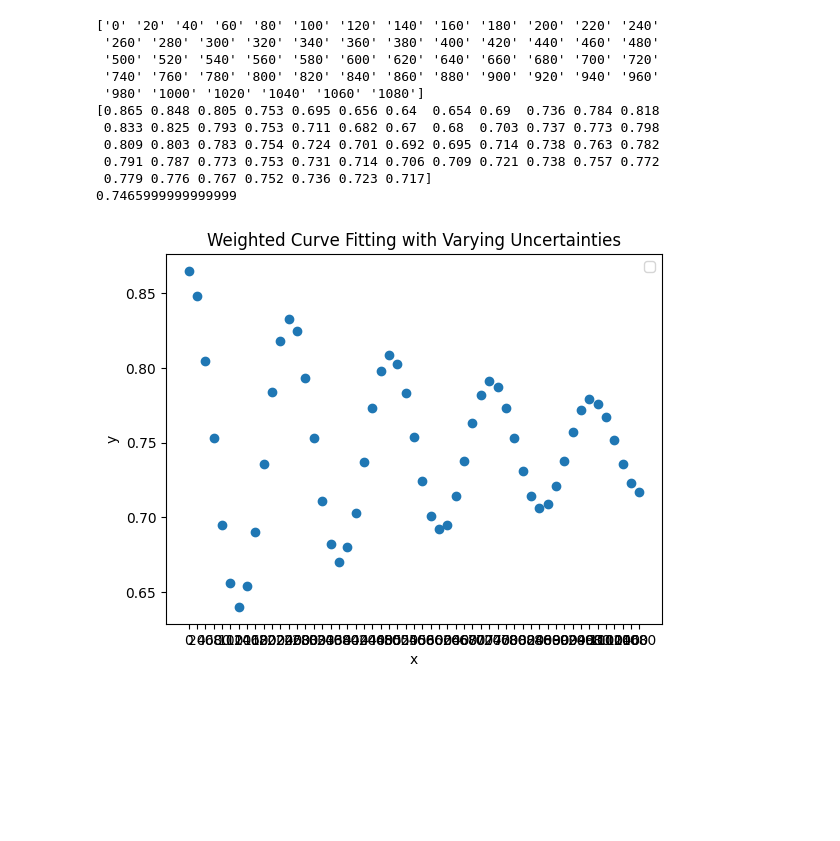
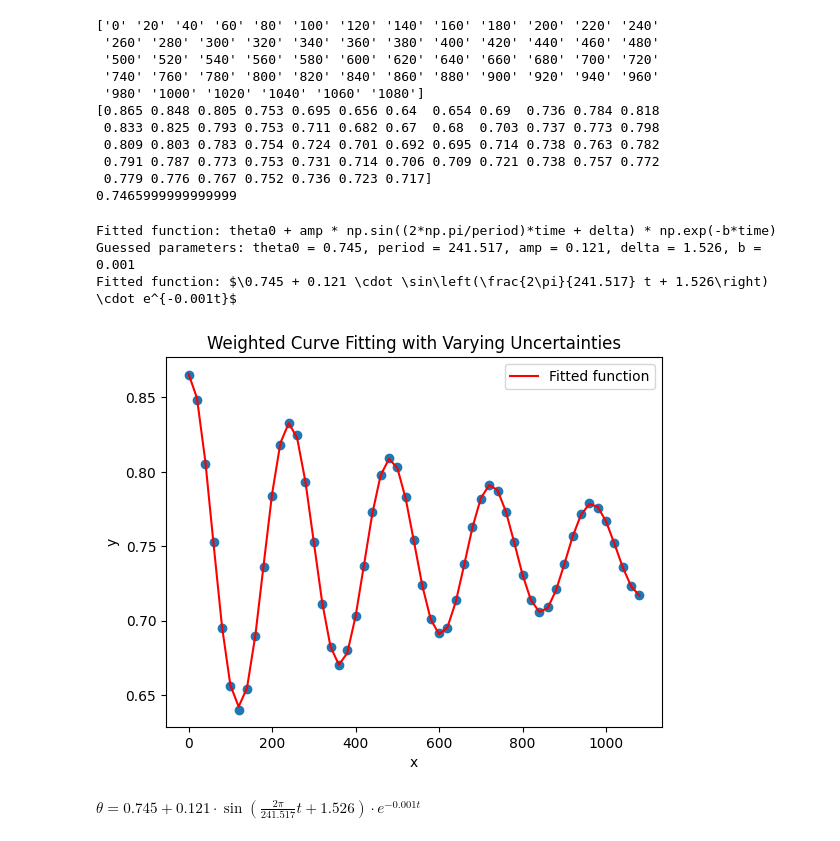
Before and after one commit to Steinburglar/advanced_exp, a Jupyter notebook: FAFO/TestCasey.ipynb, the cells around one changed output. Drawn from its saved outputs; the diff is of its cells as text; code cells hidden in the pictures; blank space fills up the shorter version.

Commit message:
Fitted func

```diff
--- a/FAFO/TestCasey.ipynb
+++ b/FAFO/TestCasey.ipynb
@@ -33,12 +59,13 @@ print(theta1)
  0.791 0.787 0.773 0.753 0.731 0.714 0.706 0.709 0.721 0.738 0.757 0.772
  0.779 0.776 0.767 0.752 0.736 0.723 0.717]
 0.7465999999999999
+# %%
+time1 = np.array(time1, dtype=float)
+position1 = np.array(position1, dtype=float)
 # %%
-import numpy as np
-import matplotlib.pyplot as plt
-from scipy.optimize import curve_fit
 
-def damped_oscillation(time, theta0, amp, position, delta, b):
+
+def damped_oscillation(time, theta0, period,amp,delta, b):
     """
     Function to be fit to the data. operates on a point-wise basis.
 
@@ -50,36 +77,52 @@ def damped_oscillation(time, theta0, amp, position, delta, b):
     delta (_float_):
     b (_float_)
     """
-    return theta0 + amp*np.sin((position)*time+delta)*np.exp(-b*time)
+    return theta0 + amp*np.sin(((2*np.pi)/period)*time+delta)*np.exp(-b*time)
 
 
-# time1 = time1
-# true_position = damped_oscillation(time1[0], theta1, .095, 240, .01, .01)
+p, cov = curve_fit(damped_oscillation, time1, position1, p0 = [theta1, 240,.095, .01, 0.01])
 
 
 # # Perform the weighted curve fitting
 # popt, pcov = curve_fit(damped_oscillation, time1[0], position1[0], p0=[time1, theta1, .095, 240, .01, .01])
 
 # # Extract fitted parameters and uncertainties
 # t_fit, theta_fit, amp_fit, period_fit, delta_fit, b_fit = popt
 # t_err, theta_err, amp_err, period_err, delta_err, b_err = np.sqrt(np.diag(pcov))
 
 # # Print results
 # print(f"Fitted parameters (weighted least squares with unique uncertainties):")
 # print(f"a = {t_fit:.3f} ± {t_err:.3f}")
 # print(f"mu = {theta_fit:.3f} ± {theta_err:.3f}")
 # print(f"sigma = {amp_fit:.3f} ± {amp_err:.3f}")
 # print(f"a = {period_fit:.3f} ± {period_err:.3f}")
 # print(f"mu = {delta_fit:.3f} ± {delta_err:.3f}")
 # print(f"sigma = {b_fit:.3f} ± {b_err:.3f}")
 
 # Plot the data with error bars
-# plt.plot(time1, damped_oscillation(time1, *popt), label='Fitted function', color='red')
+# plt.plot(time1, damped_oscillation(time1, position1, *p), label='Fitted function', color='red')
+
+print(f"Fitted function: theta0 + amp * np.sin((2*np.pi/period)*time + delta) * np.exp(-b*time)")
+print(f"Guessed parameters: theta0 = {p[0]:.3f}, period = {p[1]:.3f}, amp = {p[2]:.3f}, delta = {p[3]:.3f}, b = {p[4]:.3f}")
+
+# Print the fitted function in LaTeX with the fitted parameters
+fitted_function_latex = f"$\\{p[0]:.3f} + {p[2]:.3f} \\cdot \\sin\\left(\\frac{{2\\pi}}{{{p[1]:.3f}}} t + {p[3]:.3f}\\right) \\cdot e^{{-{p[4]:.3f}t}}$"
+
+print(f"Fitted function: {fitted_function_latex}")
+
+
+
+plt.plot(time1, damped_oscillation(time1, *p), label='Fitted function', color='red')
 plt.scatter(time1, position1)
 plt.legend()
 plt.xlabel('x')
 plt.ylabel('y')
 plt.title('Weighted Curve Fitting with Varying Uncertainties')
 plt.show()
 # %% [output]
+Fitted function: theta0 + amp * np.sin((2*np.pi/period)*time + delta) * np.exp(-b*time)
+Guessed parameters: theta0 = 0.745, period = 241.517, amp = 0.121, delta = 1.526, b = 0.001
+Fitted function: $\0.745 + 0.121 \cdot \sin\left(\frac{2\pi}{241.517} t + 1.526\right) \cdot e^{-0.001t}$
-[figure, old version]
+[figure, new version]
+# %% [markdown]
+$\theta = 0.745 + 0.121 \cdot \sin\left(\frac{2\pi}{241.517} t + 1.526\right) \cdot e^{-0.001t}$
```
Also changed, not shown: parts of 4 cells of this notebook.
